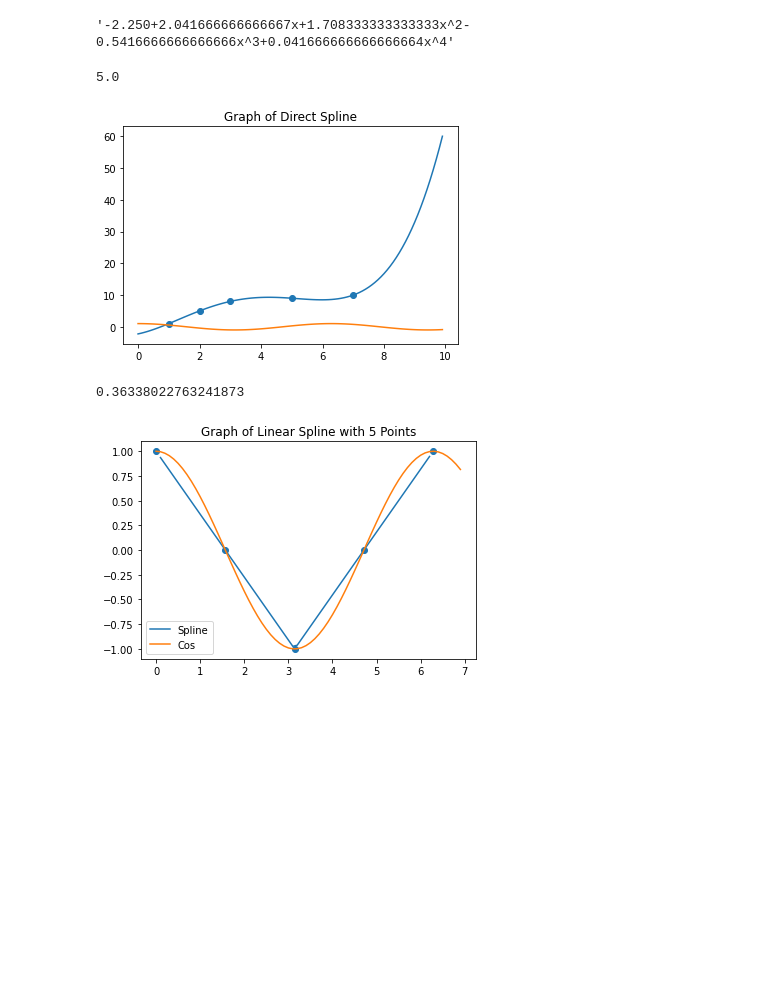
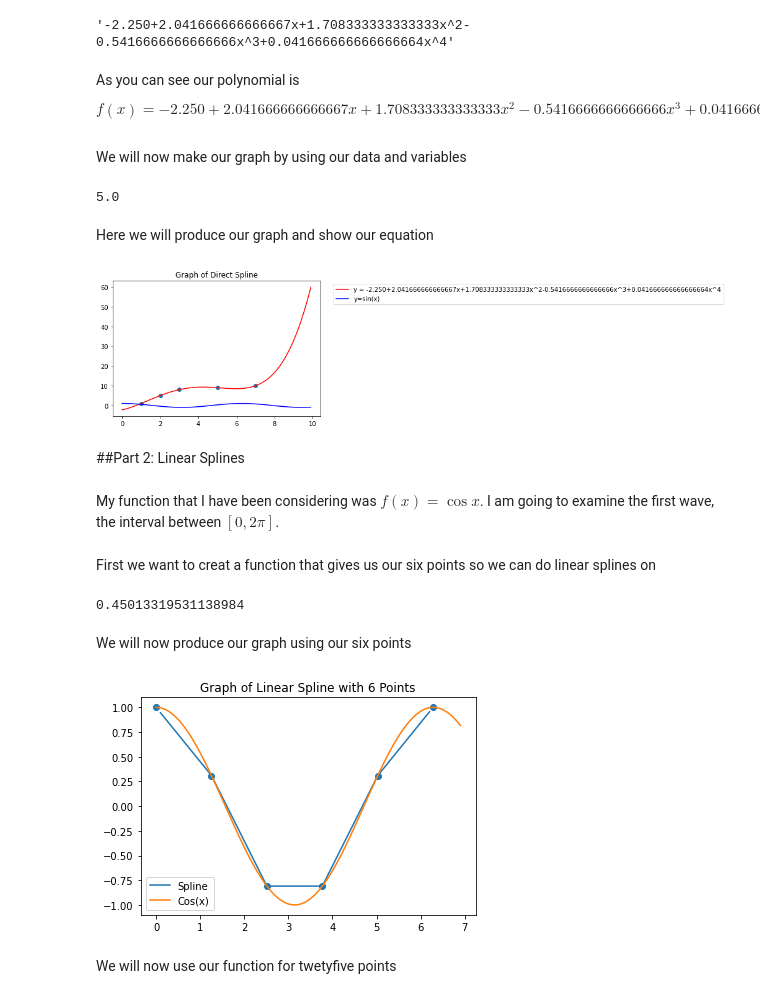
Before and after one commit to jacmantooth/groupproject, a Jupyter notebook: group_project5.ipynb, the cells around one changed output. Cells and saved outputs as stored; diff of their text form; code cells hidden in the pictures; blank space fills up the shorter version.

```diff
--- a/group_project5.ipynb
+++ b/group_project5.ipynb
@@ -58,7 +88,8 @@ def gaussJordan(matrix):
 # %%
+# Here we created a function to creat a row using the Direct method for n+1 elements. with x being the input, y being the out put and n being the Order Of Polynomial
 def createRow(x,y,n):
   array = []
-  for i in range(n):
+  for i in range(n+1):
     array.append(x**i)
   array.append(y)
   return array
@@ -74,7 +111,8 @@ data
 # %%
+#here i just running our data through a for loop, with the order being the length of the data -1. we use our createRow function to creat each row then we appending it to the matrix
 def createMatrix(data):
   matrix = []
-  order = len(data)
+  order = len(data)-1
   for i in range(len(data)):
     matrix.append(createRow(data[i][0],data[i][1],order))
   return np.array(matrix)
@@ -104,5 +148,12 @@ string
 # %% [output]
 '-2.250+2.041666666666667x+1.708333333333333x^2-0.5416666666666666x^3+0.041666666666666664x^4'
+# %% [markdown]
+As you can see our polynomial is
+$$
+f(x) = -2.250+2.041666666666667x+1.708333333333333x^2-0.5416666666666666x^3+0.041666666666666664x^4
+$$
+# %% [markdown]
+We will now make our graph by using our data and variables
 # %%
 def directSpline(data, variable):
   coefficients = gaussJordan(createMatrix(data))[:,-1]
@@ -114,18 +165,31 @@ def directSpline(data, variable):
 directSpline(data,2)
 # %% [output]
 5.0
+# %% [markdown]
+Here we will produce our graph and show our equation
 # %%
 import matplotlib.pyplot as plt
-
-
+import numpy as np
 x = np.arange( 0,10,.1)
+equation = 'y = ' + string
 plt.scatter(np.array(data)[:,0],np.array(data)[:,1])
-plt.plot(x,directSpline(data,x))
-plt.plot(x, np.cos(x))
+#produces our five dots on the graph
+plt.plot(x,directSpline(data,x), 'r', label= equation)
+#our equation
+plt.plot(x, np.cos(x), 'b',label='y=sin(x)')
+#OG function
 plt.title('Graph of Direct Spline')
 
 
+plt.legend(loc='upper left',bbox_to_anchor=(1.05, 1))
+
 plt.show()
 # %% [output]
-[figure, old version]
+[figure, new version]
+# %% [markdown]
+##Part 2: Linear Splines
+# %% [markdown]
+My function that I have been considering was $f(x) = \cos x$.  I am going to examine the first wave, the interval between $[0,2\pi]$.
+# %% [markdown]
+First we want to creat a function that gives us our six points so we can do linear splines on
 # %%
@@ -150,8 +213,8 @@ def linerSpline(array,input):
     else:
       continue
 # %%
-linerSpline(fivepoints,1)
+linerSpline(sixpoints,1)
 # %% [output]
-0.36338022763241873
+0.45013319531138984
 # %%
 x = np.arange(0,7,0.1)
@@ -159,14 +222,18 @@ y = [linerSpline(fivepoints,x) for x in x]
+# %% [markdown]
+We will now produce our graph using our six points
 # %%
 x = np.arange(0,7,0.1)
 
-plt.scatter(fivepoints[:,0],fivepoints[:,1])
+plt.scatter(sixpoints[:,0],sixpoints[:,1])
 plt.plot(x,y)
 plt.plot(x, np.cos(x))
-plt.title('Graph of Linear Spline with 5 Points')
-plt.legend(['Spline','Cos'])
+plt.title('Graph of Linear Spline with 6 Points')
+plt.legend(['Spline','Cos(x)'])
 
 
 plt.show()
 # %% [output]
-[figure, old version]
+[figure, new version]
+# %% [markdown]
+We will now use our function for twetyfive points
 # %%
```
Also changed, not shown: parts of 21 cells of this notebook.
